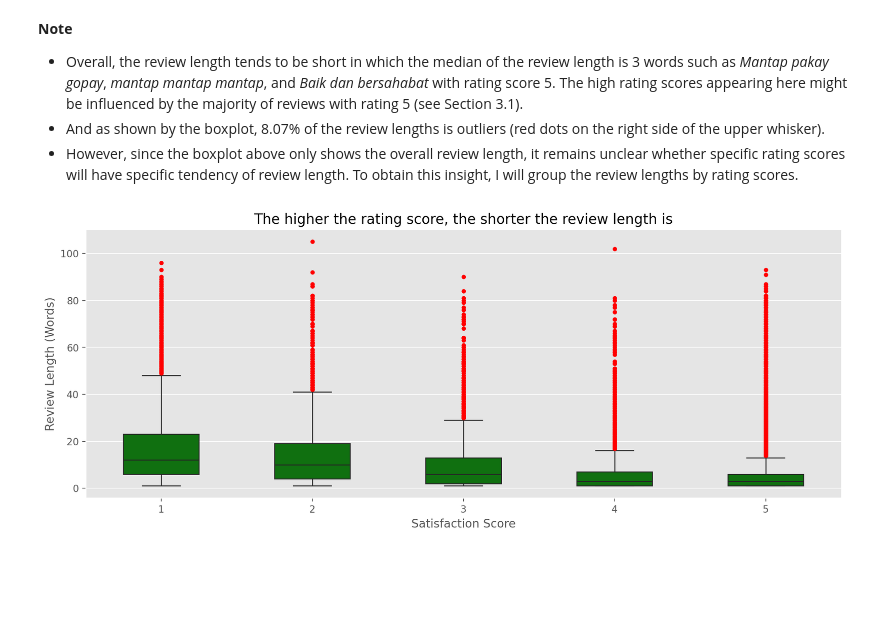
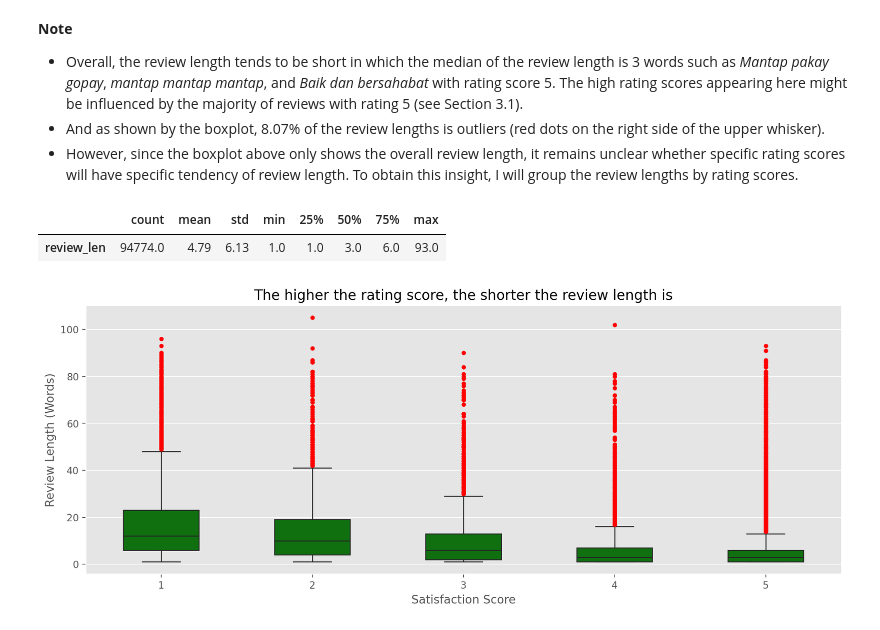
Before and after one commit to LingAdeu/key-themes-in-user-reviews, a Jupyter notebook: notebook/01_Data-Analysis.ipynb, the cells around one changed output. Drawn from its saved outputs; the diff is of its cells as text; code cells hidden in the pictures; blank space fills up the shorter version.

```diff
--- a/notebook/01_Data-Analysis.ipynb
+++ b/notebook/01_Data-Analysis.ipynb
@@ -535,6 +521,12 @@ df4[df4['review_len'] == 3].head()
 - Overall, the review length tends to be short in which the median of the review length is 3 words such as *Mantap pakay gopay*, *mantap mantap mantap*, and *Baik dan bersahabat* with rating score 5. The high rating scores appearing here might be influenced by the majority of reviews with rating 5 (see Section 3.1).
 - And as shown by the boxplot, 8.07% of the review lengths is outliers (red dots on the right side of the upper whisker).
 - However, since the boxplot above only shows the overall review length, it remains unclear whether specific rating scores will have specific tendency of review length. To obtain this insight, I will group the review lengths by rating scores.
+# %%
+# get desc stats for review len with score = 5
+df4[df4['score'] == 5]['review_len'].describe().to_frame().round(2).transpose()
+# %% [output]
+|  | count | mean | std | min | 25% | 50% | 75% | max |
+| review_len | 94774.0 | 4.79 | 6.13 | 1.0 | 1.0 | 3.0 | 6.0 | 93.0 |
 # %%
 plt.figure(figsize=(14, 5), dpi=200)
 
```
Also changed, not shown: parts of 7 cells of this notebook, 1 other file.
